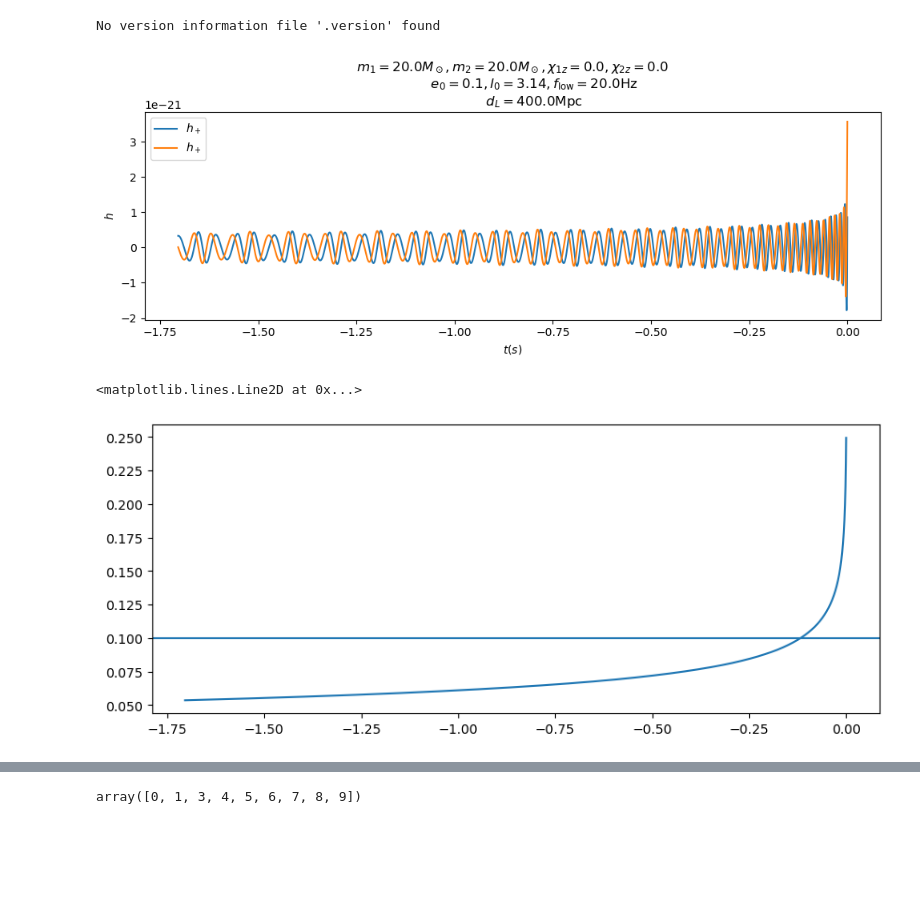
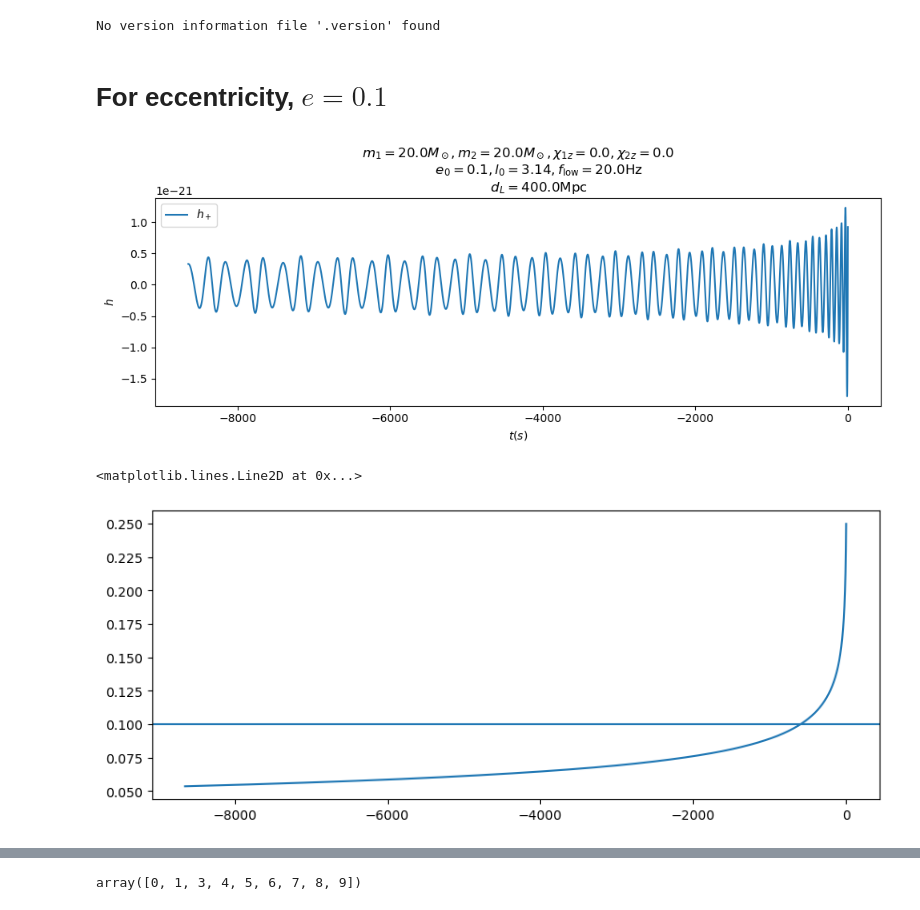
Before and after one commit to AfrozSaqlain/GWSurrogate, a Jupyter notebook: notebooks/esigma_eccentric_harmonics_within_ISCO.ipynb, the cells around one changed output, grey strips where cells are left out. Drawn from its saved outputs; the diff is of its cells as text; code cells hidden in the pictures; blank space fills up the shorter version.

```diff
--- a/notebooks/esigma_eccentric_harmonics_within_ISCO.ipynb
+++ b/notebooks/esigma_eccentric_harmonics_within_ISCO.ipynb
@@ -10,48 +11,53 @@ mean_anomaly_array = np.linspace(-np.pi, np.pi, 50)
+# %% [markdown]
+# For eccentricity, $e = 0.1$
+# %%
+m1 = 20.
+m2 = 20.
+spin1z = 0.0
+spin2z = 0.0
+eccentricity = 0.1
+mean_anomaly = np.pi
+modes_to_use = [(2,2)]
+
+distance = 400.
+
+f_low = 20.
+delta_t = 1/2**16
+# %%
+t0 = GM_sun*(m1+ m2)/(c*c*c)
 # %%
-m1 = 20.
-m2 = 20.
-spin1z = 0.0
-spin2z = 0.0
-eccentricity = 0.1
-mean_anomaly = np.pi
-modes_to_use = [(2,2)]
-
-distance = 400.
-
-f_low = 20.
-delta_t = 1/2**14
-
 orb_vars, ref_mode = esigmapy.get_inspiral_esigma_modes(mass1=m1,
                                         mass2=m2,
                                         spin1z=spin1z,
                                         spin2z=spin2z,
                                         eccentricity=eccentricity,
                                         mean_anomaly=mean_anomaly,
                                         distance=distance,
                                         f_lower=f_low,
                                         delta_t=delta_t,
                                         include_conjugate_modes=False,
                                         modes_to_use=modes_to_use,
                                         return_orbital_params=['x'])
 
 ref_signal = ref_mode[(2,2)]
 
 plt.figure(figsize=(10,4))
 plt.title(fr"""$m_1={m1} M_\odot, m_2={m2} M_\odot, \chi_{{1z}}={spin1z}, \chi_{{2z}}={spin2z}$
           $e_0={eccentricity}, l_0={mean_anomaly:.2f}, f_{{\rm{{low}}}}={f_low}\rm{{Hz}}$
           $d_L={distance}\rm{{Mpc}}$""")
-ref_signal.plot(label=r"$h_+$")
+# ref_signal.plot(label=r"$h_+$")
+plt.plot(ref_signal.sample_times/t0, ref_signal.real(), label=r"$h_+$")
 plt.xlabel(r"$t (s)$")
 plt.ylabel(r"$h$")
 plt.legend()
 plt.tight_layout()
 # %% [output]
-[figure, old version]
+[figure, new version]
 # %%
 plt.figure(figsize=(10,4))
-orb_vars['x'].plot()
+plt.plot(orb_vars['x'].sample_times/t0, orb_vars['x'])
 plt.axhline(0.1)
 # %% [output]
 <matplotlib.lines.Line2D at 0x...>
-[figure, old version]
+[figure, new version]
 # %%
```
Also changed, not shown: parts of 25 cells of this notebook.
